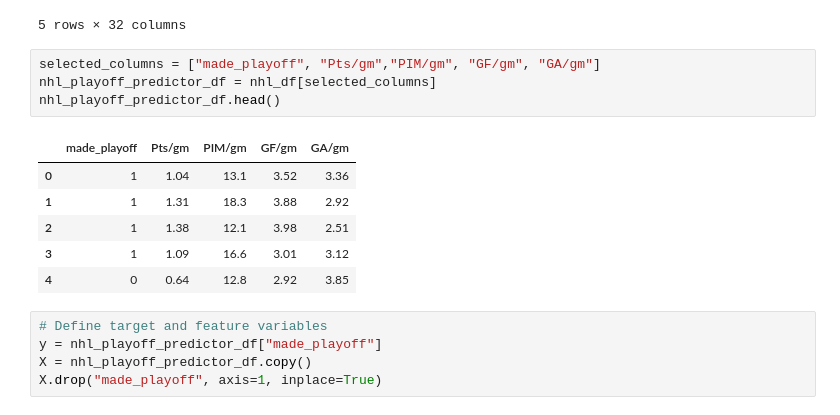
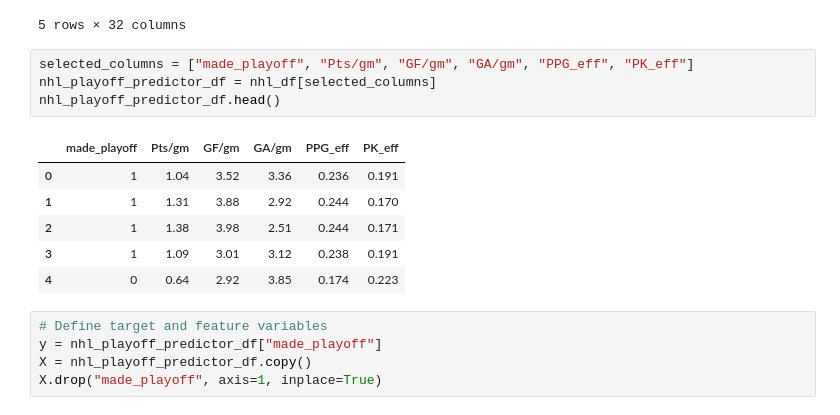
Before and after one commit to samwallach7/NHL_Analysis, a Jupyter notebook: sam/nhl_playoff_qualifying.ipynb, the cells around one changed output. Saved outputs shown, nothing was run; the diff lists cells and outputs as text.

```diff
--- a/sam/nhl_playoff_qualifying.ipynb
+++ b/sam/nhl_playoff_qualifying.ipynb
@@ -17,16 +17,16 @@ nhl_df.head()
 | 4 | 1979 | NHL | COR | NaN | 0 | 0 | 0 | 0 | 80 | 19 | ... |
 5 rows × 32 columns
 # %%
-selected_columns = ["made_playoff", "Pts/gm","PIM/gm", "GF/gm", "GA/gm"]
+selected_columns = ["made_playoff", "Pts/gm", "GF/gm", "GA/gm", "PPG_eff", "PK_eff"]
 nhl_playoff_predictor_df = nhl_df[selected_columns]
 nhl_playoff_predictor_df.head()
 # %% [output]
-|  | made_playoff | Pts/gm | PIM/gm | GF/gm | GA/gm |
-| 0 | 1 | 1.04 | 13.1 | 3.52 | 3.36 |
-| 1 | 1 | 1.31 | 18.3 | 3.88 | 2.92 |
-| 2 | 1 | 1.38 | 12.1 | 3.98 | 2.51 |
-| 3 | 1 | 1.09 | 16.6 | 3.01 | 3.12 |
-| 4 | 0 | 0.64 | 12.8 | 2.92 | 3.85 |
+|  | made_playoff | Pts/gm | GF/gm | GA/gm | PPG_eff | PK_eff |
+| 0 | 1 | 1.04 | 3.52 | 3.36 | 0.236 | 0.191 |
+| 1 | 1 | 1.31 | 3.88 | 2.92 | 0.244 | 0.170 |
+| 2 | 1 | 1.38 | 3.98 | 2.51 | 0.244 | 0.171 |
+| 3 | 1 | 1.09 | 3.01 | 3.12 | 0.238 | 0.191 |
+| 4 | 0 | 0.64 | 2.92 | 3.85 | 0.174 | 0.223 |
 # %%
 # Define target and feature variables
 y = nhl_playoff_predictor_df["made_playoff"]
```
Also changed, not shown: parts of 3 cells of this notebook, 4 other files.
